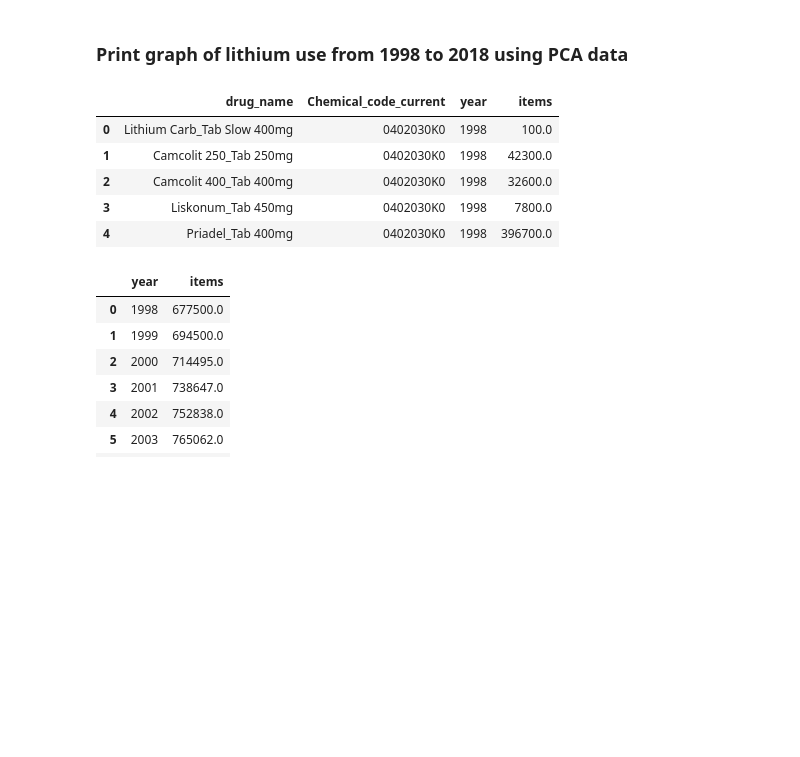
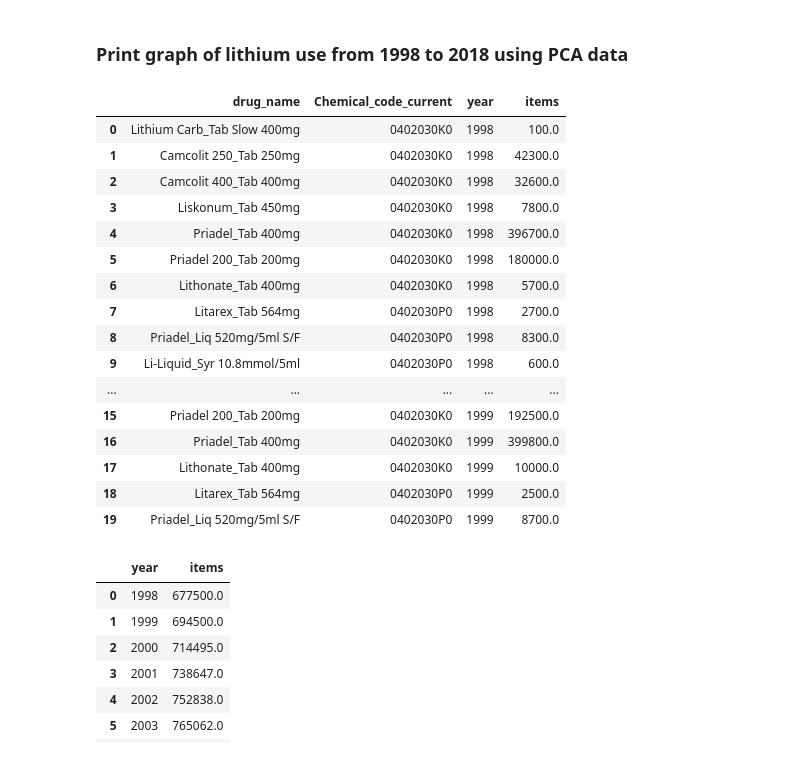
Before and after one commit to orlamac/lithium-paper, a Jupyter notebook: Lithium prescribing trends_update.ipynb, the cells around one changed output. Drawn from its saved outputs; the diff is of its cells as text; code cells hidden in the pictures; blank space fills up the shorter version.

```diff
--- a/Lithium prescribing trends_update.ipynb
+++ b/Lithium prescribing trends_update.ipynb
@@ -57,14 +57,25 @@ year
 
 df_lithium_pca = bq.cached_read(sql, csv_path = 'lithium_pca.csv')
 # %%
-df_lithium_pca.head()
+df_lithium_pca.head(20)
 # %% [output]
 |  | drug_name | Chemical_code_current | year | items |
 | 0 | Lithium Carb_Tab Slow 400mg | 0402030K0 | 1998 | 100.0 |
 | 1 | Camcolit 250_Tab 250mg | 0402030K0 | 1998 | 42300.0 |
 | 2 | Camcolit 400_Tab 400mg | 0402030K0 | 1998 | 32600.0 |
 | 3 | Liskonum_Tab 450mg | 0402030K0 | 1998 | 7800.0 |
 | 4 | Priadel_Tab 400mg | 0402030K0 | 1998 | 396700.0 |
+| 5 | Priadel 200_Tab 200mg | 0402030K0 | 1998 | 180000.0 |
+| 6 | Lithonate_Tab 400mg | 0402030K0 | 1998 | 5700.0 |
+| 7 | Litarex_Tab 564mg | 0402030P0 | 1998 | 2700.0 |
+| 8 | Priadel_Liq 520mg/5ml S/F | 0402030P0 | 1998 | 8300.0 |
+| 9 | Li-Liquid_Syr 10.8mmol/5ml | 0402030P0 | 1998 | 600.0 |
+| ... | ... | ... | ... | ... |
+| 15 | Priadel 200_Tab 200mg | 0402030K0 | 1999 | 192500.0 |
+| 16 | Priadel_Tab 400mg | 0402030K0 | 1999 | 399800.0 |
+| 17 | Lithonate_Tab 400mg | 0402030K0 | 1999 | 10000.0 |
+| 18 | Litarex_Tab 564mg | 0402030P0 | 1999 | 2500.0 |
+| 19 | Priadel_Liq 520mg/5ml S/F | 0402030P0 | 1999 | 8700.0 |
 # %%
 df_lithium_pca_totalcount = df_lithium_pca.groupby(['year'], as_index=False).sum()
 df_lithium_pca_totalcount.head(20)
```
Also changed, not shown: parts of 7 cells of this notebook.
